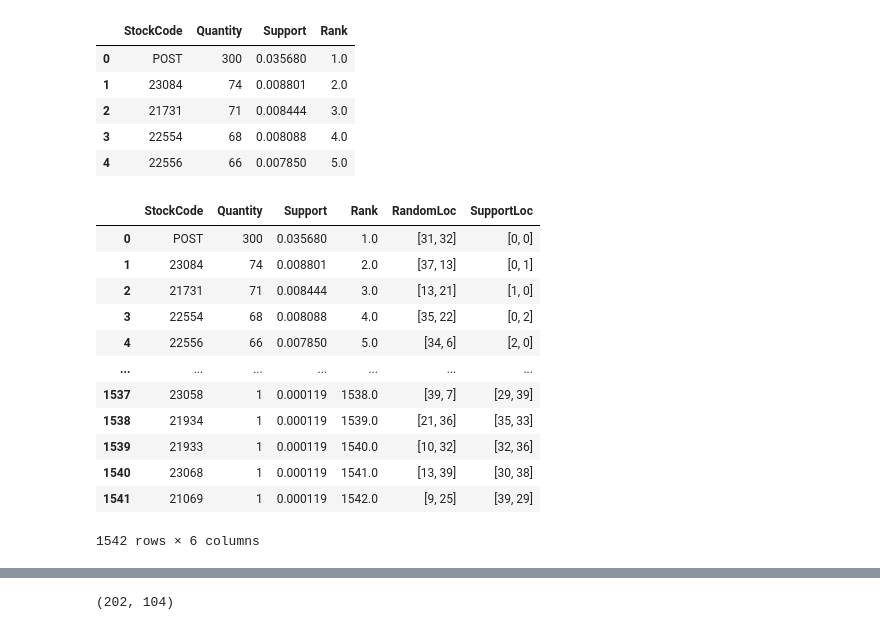
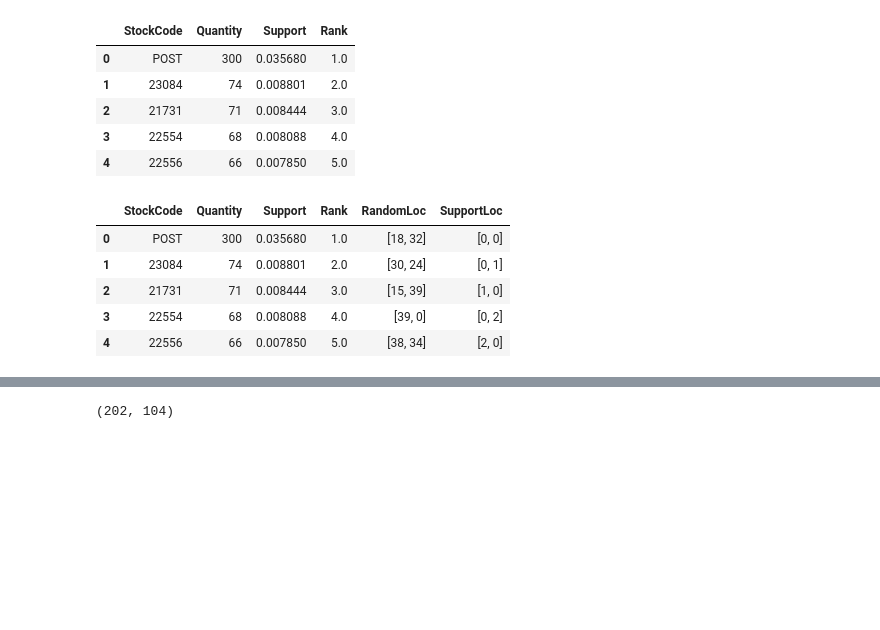
Before and after one commit to Michiel-DK/olist, a Jupyter notebook: data/apriori dataset ecom.ipynb, the cells around one changed output, grey strips where cells are left out. Saved outputs shown, nothing was run; the diff lists cells and outputs as text; code cells hidden in the pictures; blank space fills up the shorter version.

```diff
--- a/data/apriori dataset ecom.ipynb
+++ b/data/apriori dataset ecom.ipynb
@@ -183,18 +182,9 @@ products['SupportLoc'] = wh['coordinates'][0:int(len(products['StockCode']))+1]
-# %%
-products['SupportLoc'] = wh['coordinates'][0:int(len(products['StockCode']))+1]
 # %%
-products
+products.head()
 # %% [output]
 |  | StockCode | Quantity | Support | Rank | RandomLoc | SupportLoc |
-| 0 | POST | 300 | 0.035680 | 1.0 | [31, 32] | [0, 0] |
-| 1 | 23084 | 74 | 0.008801 | 2.0 | [37, 13] | [0, 1] |
-| 2 | 21731 | 71 | 0.008444 | 3.0 | [13, 21] | [1, 0] |
-| 3 | 22554 | 68 | 0.008088 | 4.0 | [35, 22] | [0, 2] |
-| 4 | 22556 | 66 | 0.007850 | 5.0 | [34, 6] | [2, 0] |
-| ... | ... | ... | ... | ... | ... | ... |
-| 1537 | 23058 | 1 | 0.000119 | 1538.0 | [39, 7] | [29, 39] |
-| 1538 | 21934 | 1 | 0.000119 | 1539.0 | [21, 36] | [35, 33] |
-| 1539 | 21933 | 1 | 0.000119 | 1540.0 | [10, 32] | [32, 36] |
-| 1540 | 23068 | 1 | 0.000119 | 1541.0 | [13, 39] | [30, 38] |
-| 1541 | 21069 | 1 | 0.000119 | 1542.0 | [9, 25] | [39, 29] |
+| 0 | POST | 300 | 0.035680 | 1.0 | [18, 32] | [0, 0] |
+| 1 | 23084 | 74 | 0.008801 | 2.0 | [30, 24] | [0, 1] |
+| 2 | 21731 | 71 | 0.008444 | 3.0 | [15, 39] | [1, 0] |
+| 3 | 22554 | 68 | 0.008088 | 4.0 | [39, 0] | [0, 2] |
+| 4 | 22556 | 66 | 0.007850 | 5.0 | [38, 34] | [2, 0] |
-1542 rows × 6 columns
```
Also changed, not shown: parts of 52 cells of this notebook.
